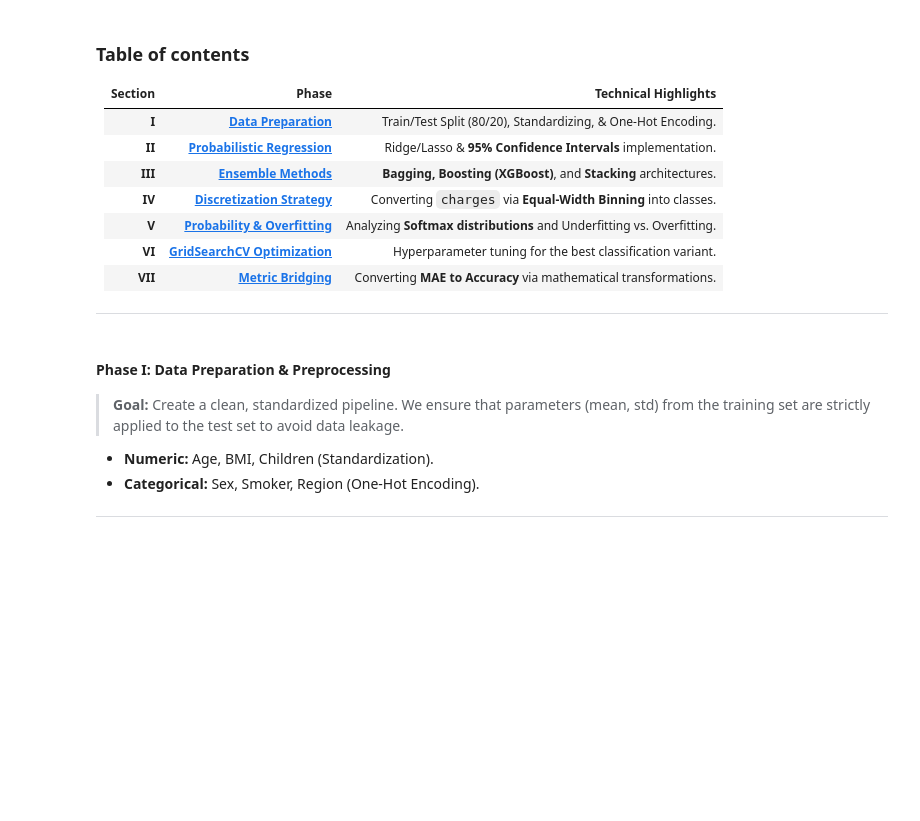
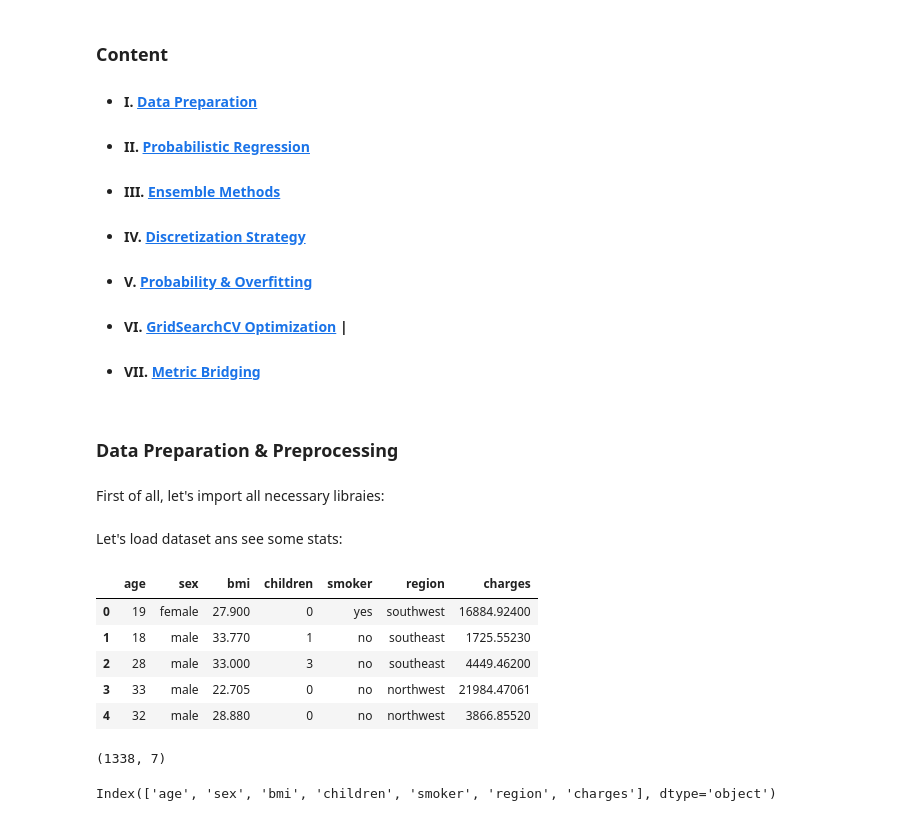
Before and after one commit to kolyakr/Comprehensive-Analysis-of-Medical-Insurance-Costs, a Jupyter notebook: code.ipynb, the cells around one changed output. Drawn from its saved outputs; the diff is of its cells as text; code cells hidden in the pictures; blank space fills up the shorter version.

```diff
--- a/code.ipynb
+++ b/code.ipynb
@@ -3,23 +3,15 @@ This project explores the Medical Cost Personal Dataset through the lenses of bo
 # %% [markdown]
-### Table of contents
+### Content
 
-| Section | Phase | Technical Highlights |
-| :--- | :--- | :--- |
-| **I** | [**Data Preparation**](#prep) | Train/Test Split (80/20), Standardizing, & One-Hot Encoding. |
-| **II** | [**Probabilistic Regression**](#regression) | Ridge/Lasso & **95% Confidence Intervals** implementation. |
-| **III** | [**Ensemble Methods**](#ensemble) | **Bagging, Boosting (XGBoost)**, and **Stacking** architectures. |
-| **IV** | [**Discretization Strategy**](#discrete) | Converting `charges` via **Equal-Width Binning** into classes. |
-| **V** | [**Probability & Overfitting**](#probs) | Analyzing **Softmax distributions** and Underfitting vs. Overfitting. |
-| **VI** | [**GridSearchCV Optimization**](#opt) | Hyperparameter tuning for the best classification variant. |
-| **VII** | [**Metric Bridging**](#metrics) | Converting **MAE to Accuracy** via mathematical transformations. |
-
----
+* #### I. [Data Preparation](#prep)
+* #### II. [Probabilistic Regression](#regression)
+* #### III. [Ensemble Methods](#ensemble)
+* #### IV. [Discretization Strategy](#discrete)
+* #### V. [Probability & Overfitting](#probs)
+* #### VI. [GridSearchCV Optimization](#opt) |
+* #### VII. [Metric Bridging](#metrics)
 # %% [markdown]
 <a id="prep"></a>
-#### Phase I: Data Preparation & Preprocessing
-> **Goal:** Create a clean, standardized pipeline. We ensure that parameters (mean, std) from the training set are strictly applied to the test set to avoid data leakage.
-
-* **Numeric:** Age, BMI, Children (Standardization).
-* **Categorical:** Sex, Smoker, Region (One-Hot Encoding).
-
----
+### Data Preparation & Preprocessing
+# %% [markdown]
+First of all, let's import all necessary libraies:
@@ -25,0 +31,21 @@ This project explores the Medical Cost Personal Dataset through the lenses of bo
+# %% [markdown]
+Let's load dataset ans see some stats:
+# %%
+data = pd.read_csv("./data/insurance.csv")
+
+data.head()
+# %% [output]
+|  | age | sex | bmi | children | smoker | region | charges |
+| 0 | 19 | female | 27.900 | 0 | yes | southwest | 16884.92400 |
+| 1 | 18 | male | 33.770 | 1 | no | southeast | 1725.55230 |
+| 2 | 28 | male | 33.000 | 3 | no | southeast | 4449.46200 |
+| 3 | 33 | male | 22.705 | 0 | no | northwest | 21984.47061 |
+| 4 | 32 | male | 28.880 | 0 | no | northwest | 3866.85520 |
+# %%
+data.shape
+# %% [output]
+(1338, 7)
+# %%
+data.columns
+# %% [output]
+Index(['age', 'sex', 'bmi', 'children', 'smoker', 'region', 'charges'], dtype='object')
```
Also changed, not shown: parts of 39 cells of this notebook, 1 other file.
